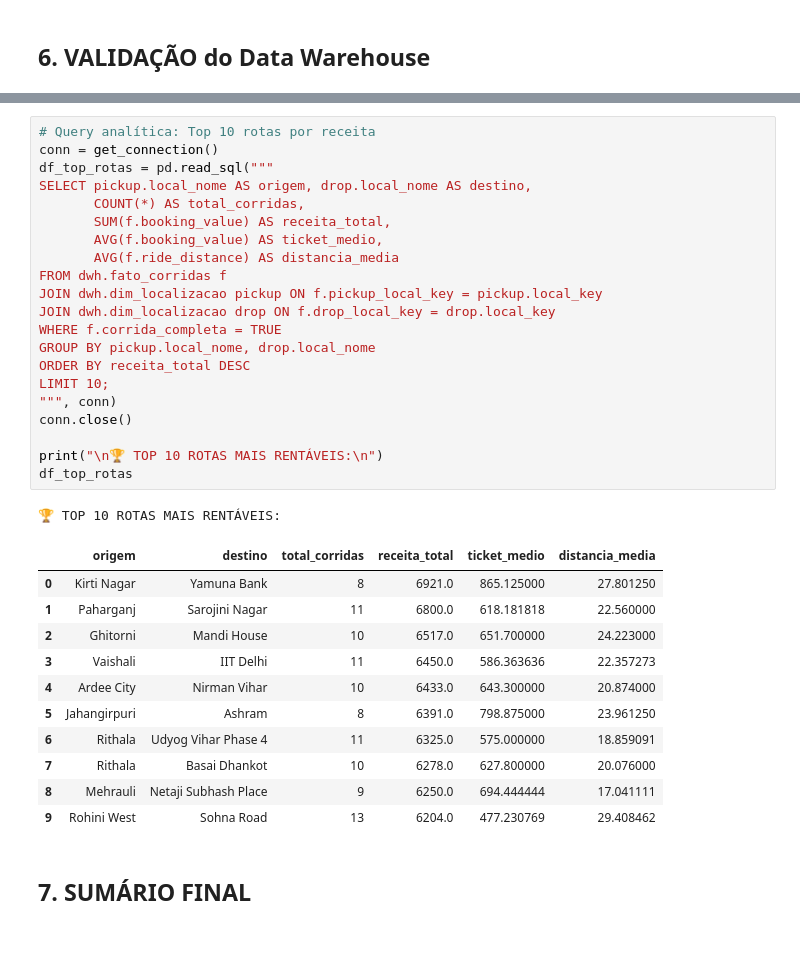
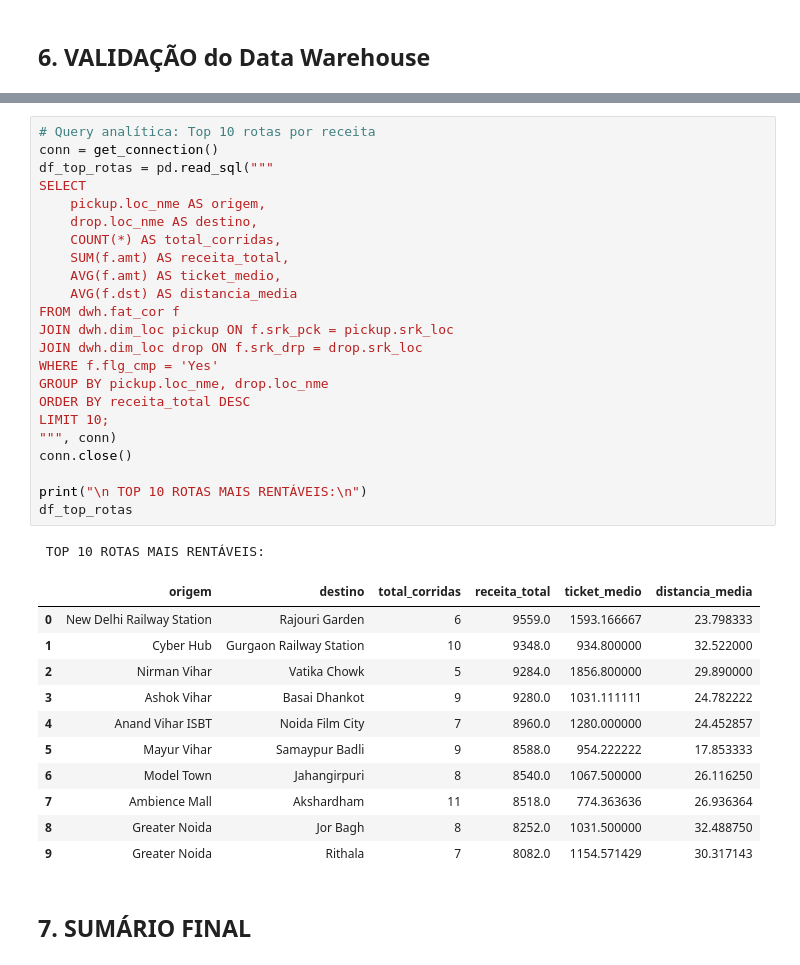
Before and after one commit to DaniloCTM/uber-analytics, a Jupyter notebook: Transformer/etl_silver_to_gold.ipynb, the cells around one changed output, grey strips where cells are left out. Saved outputs shown, nothing was run; the diff lists cells and outputs as text.

```diff
--- a/Transformer/etl_silver_to_gold.ipynb
+++ b/Transformer/etl_silver_to_gold.ipynb
@@ -615,37 +548,39 @@ Média Rating Cliente....................            4.40
 # %%
 # Query analítica: Top 10 rotas por receita
 conn = get_connection()
 df_top_rotas = pd.read_sql("""
-SELECT pickup.local_nome AS origem, drop.local_nome AS destino,
-       COUNT(*) AS total_corridas,
-       SUM(f.booking_value) AS receita_total,
-       AVG(f.booking_value) AS ticket_medio,
-       AVG(f.ride_distance) AS distancia_media
-FROM dwh.fato_corridas f
-JOIN dwh.dim_localizacao pickup ON f.pickup_local_key = pickup.local_key
-JOIN dwh.dim_localizacao drop ON f.drop_local_key = drop.local_key
-WHERE f.corrida_completa = TRUE
-GROUP BY pickup.local_nome, drop.local_nome
+SELECT
+    pickup.loc_nme AS origem,
+    drop.loc_nme AS destino,
+    COUNT(*) AS total_corridas,
+    SUM(f.amt) AS receita_total,
+    AVG(f.amt) AS ticket_medio,
+    AVG(f.dst) AS distancia_media
+FROM dwh.fat_cor f
+JOIN dwh.dim_loc pickup ON f.srk_pck = pickup.srk_loc
+JOIN dwh.dim_loc drop ON f.srk_drp = drop.srk_loc
+WHERE f.flg_cmp = 'Yes'
+GROUP BY pickup.loc_nme, drop.loc_nme
 ORDER BY receita_total DESC
 LIMIT 10;
 """, conn)
 conn.close()
 
-print("\n🏆 TOP 10 ROTAS MAIS RENTÁVEIS:\n")
+print("\n TOP 10 ROTAS MAIS RENTÁVEIS:\n")
 df_top_rotas
 # %% [output]
-🏆 TOP 10 ROTAS MAIS RENTÁVEIS:
+ TOP 10 ROTAS MAIS RENTÁVEIS:
 |  | origem | destino | total_corridas | receita_total | ticket_medio | distancia_media |
-| 0 | Kirti Nagar | Yamuna Bank | 8 | 6921.0 | 865.125000 | 27.801250 |
-| 1 | Paharganj | Sarojini Nagar | 11 | 6800.0 | 618.181818 | 22.560000 |
-| 2 | Ghitorni | Mandi House | 10 | 6517.0 | 651.700000 | 24.223000 |
-| 3 | Vaishali | IIT Delhi | 11 | 6450.0 | 586.363636 | 22.357273 |
-| 4 | Ardee City | Nirman Vihar | 10 | 6433.0 | 643.300000 | 20.874000 |
-| 5 | Jahangirpuri | Ashram | 8 | 6391.0 | 798.875000 | 23.961250 |
-| 6 | Rithala | Udyog Vihar Phase 4 | 11 | 6325.0 | 575.000000 | 18.859091 |
-| 7 | Rithala | Basai Dhankot | 10 | 6278.0 | 627.800000 | 20.076000 |
-| 8 | Mehrauli | Netaji Subhash Place | 9 | 6250.0 | 694.444444 | 17.041111 |
-| 9 | Rohini West | Sohna Road | 13 | 6204.0 | 477.230769 | 29.408462 |
+| 0 | New Delhi Railway Station | Rajouri Garden | 6 | 9559.0 | 1593.166667 | 23.798333 |
+| 1 | Cyber Hub | Gurgaon Railway Station | 10 | 9348.0 | 934.800000 | 32.522000 |
+| 2 | Nirman Vihar | Vatika Chowk | 5 | 9284.0 | 1856.800000 | 29.890000 |
+| 3 | Ashok Vihar | Basai Dhankot | 9 | 9280.0 | 1031.111111 | 24.782222 |
+| 4 | Anand Vihar ISBT | Noida Film City | 7 | 8960.0 | 1280.000000 | 24.452857 |
+| 5 | Mayur Vihar | Samaypur Badli | 9 | 8588.0 | 954.222222 | 17.853333 |
+| 6 | Model Town | Jahangirpuri | 8 | 8540.0 | 1067.500000 | 26.116250 |
+| 7 | Ambience Mall | Akshardham | 11 | 8518.0 | 774.363636 | 26.936364 |
+| 8 | Greater Noida | Jor Bagh | 8 | 8252.0 | 1031.500000 | 32.488750 |
+| 9 | Greater Noida | Rithala | 7 | 8082.0 | 1154.571429 | 30.317143 |
 # %% [markdown]
 ## 7. SUMÁRIO FINAL
 # %%
```
Also changed, not shown: parts of 26 cells of this notebook, 12 other files.
